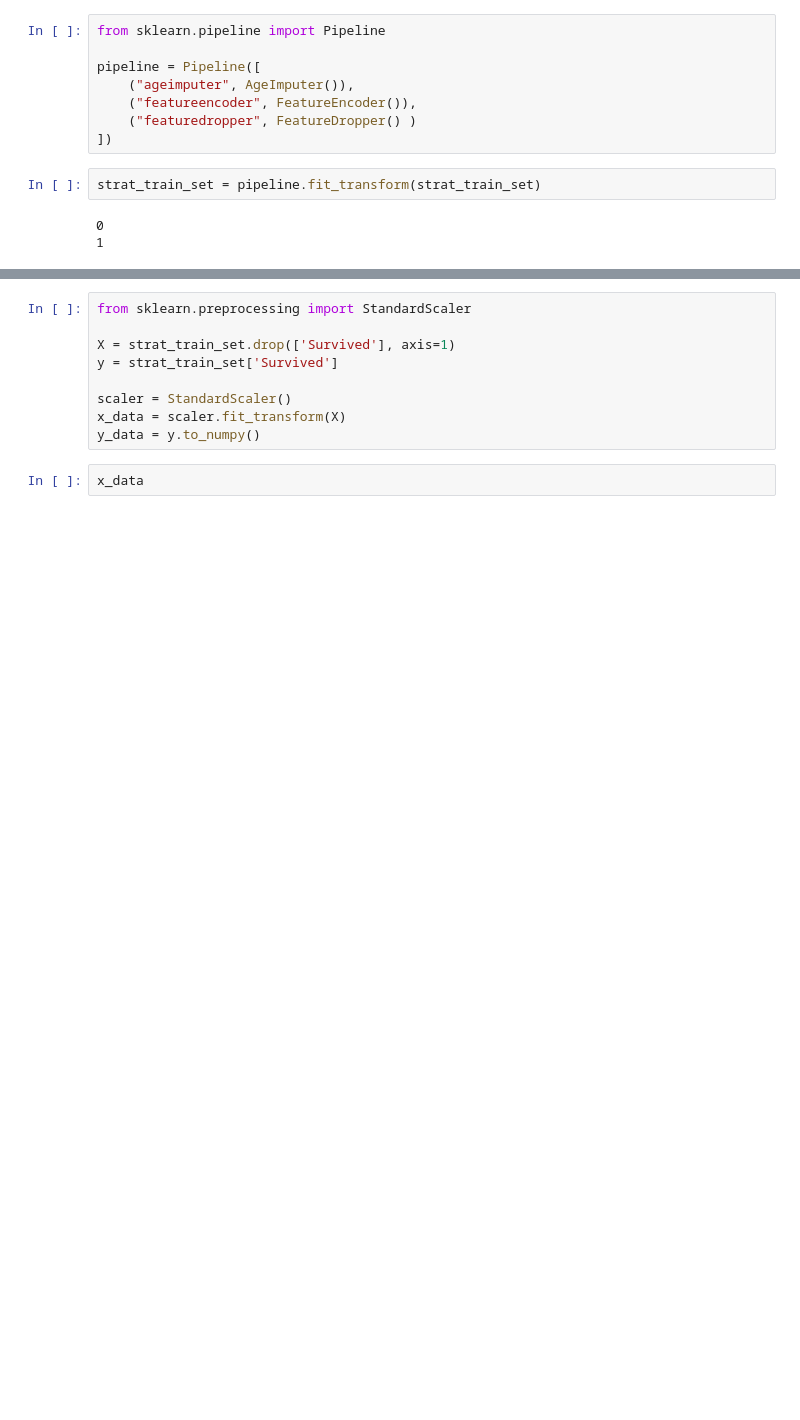
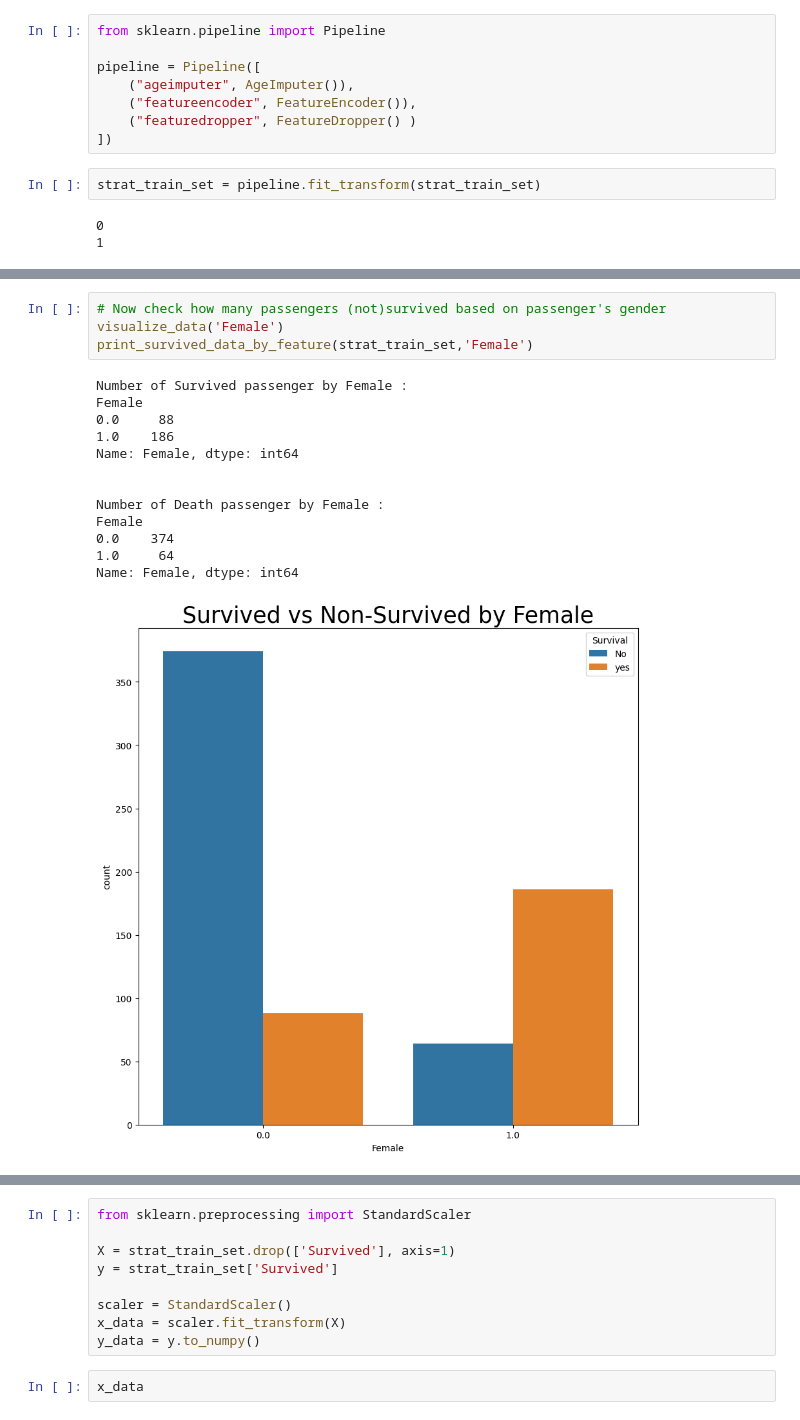
Before and after one commit to ushanShanilka/CI_Kaggle_Titanic_Competitions, a Jupyter notebook: titanic.ipynb, the cells around one changed output, grey strips where cells are left out. Saved outputs shown, nothing was run; the diff lists cells and outputs as text; blank space fills up the shorter version.

```diff
--- a/titanic.ipynb
+++ b/titanic.ipynb
@@ -212,0 +278,18 @@ memory usage: 72.3 KB
+# %%
+# Now check how many passengers (not)survived based on passenger's gender
+visualize_data('Female')
+print_survived_data_by_feature(strat_train_set,'Female')
+# %% [output]
+Number of Survived passenger by Female :
+Female
+0.0     88
+1.0    186
+Name: Female, dtype: int64
+
+
+Number of Death passenger by Female :
+Female
+0.0    374
+1.0     64
+Name: Female, dtype: int64
+[figure, added]
```
Also changed, not shown: parts of 25 cells of this notebook, 2 other files.
